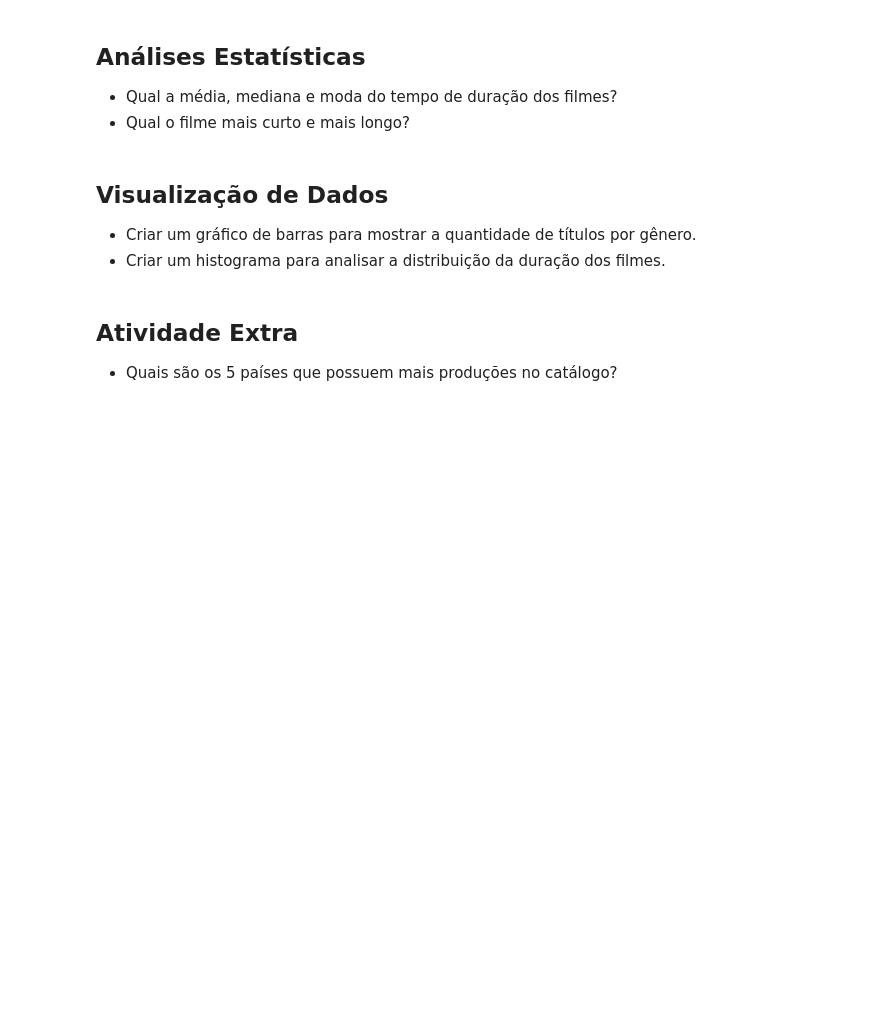
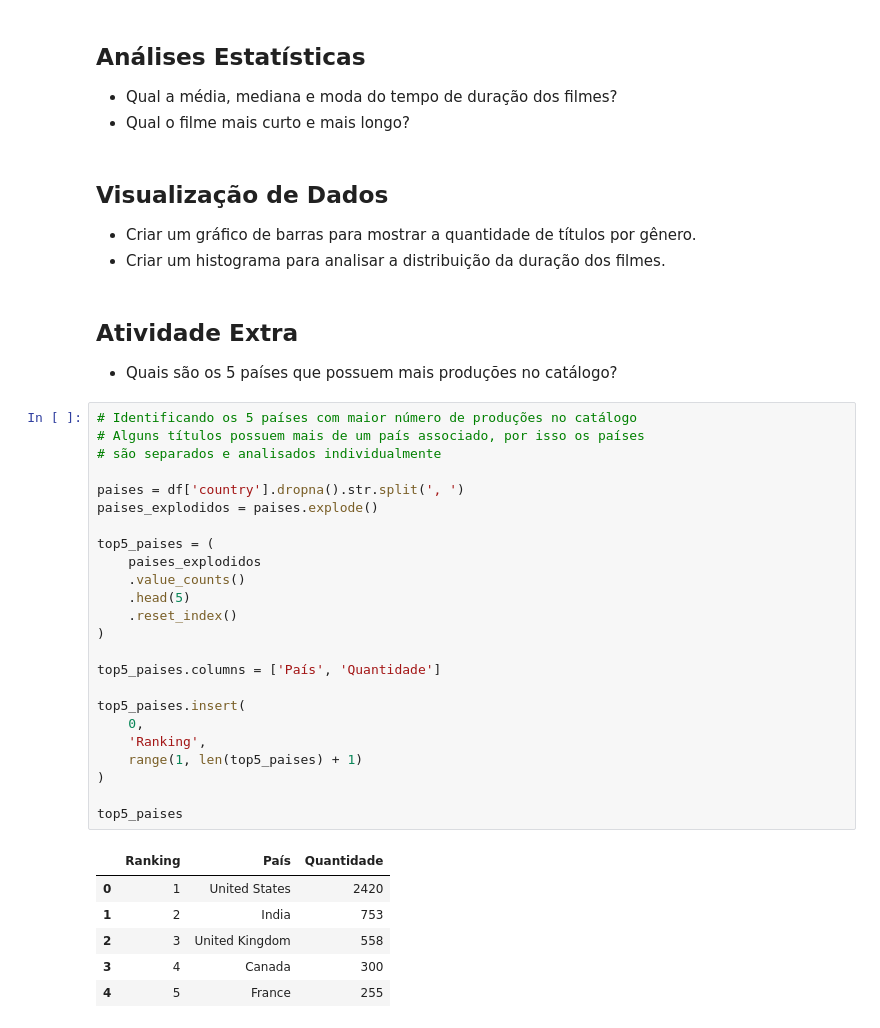
Before and after one commit to stephleao/wmc-desafio-netflix, a Jupyter notebook: Nina_da_Hora_Estatística_com_Python_Frequência_e_Medidas___Bootcamp_Data_Analytics_2026_1.ipynb, the cells around one changed output. Saved outputs shown, nothing was run; the diff lists cells and outputs as text; blank space fills up the shorter version.

```diff
--- a/Nina_da_Hora_Estatística_com_Python_Frequência_e_Medidas___Bootcamp_Data_Analytics_2026_1.ipynb
+++ b/Nina_da_Hora_Estatística_com_Python_Frequência_e_Medidas___Bootcamp_Data_Analytics_2026_1.ipynb
@@ -60,3 +63,34 @@ filmes.
 ## **Atividade Extra**
 
 * Quais são os 5 países que possuem mais produções no catálogo?
+# %%
+# Identificando os 5 países com maior número de produções no catálogo
+# Alguns títulos possuem mais de um país associado, por isso os países
+# são separados e analisados individualmente
+
+paises = df['country'].dropna().str.split(', ')
+paises_explodidos = paises.explode()
+
+top5_paises = (
+    paises_explodidos
+    .value_counts()
+    .head(5)
+    .reset_index()
+)
+
+top5_paises.columns = ['País', 'Quantidade']
+
+top5_paises.insert(
+    0,
+    'Ranking',
+    range(1, len(top5_paises) + 1)
+)
+
+top5_paises
+# %% [output]
+|  | Ranking | País | Quantidade |
+| 0 | 1 | United States | 2420 |
+| 1 | 2 | India | 753 |
+| 2 | 3 | United Kingdom | 558 |
+| 3 | 4 | Canada | 300 |
+| 4 | 5 | France | 255 |
```
Also changed, not shown: parts of 2 cells of this notebook.
